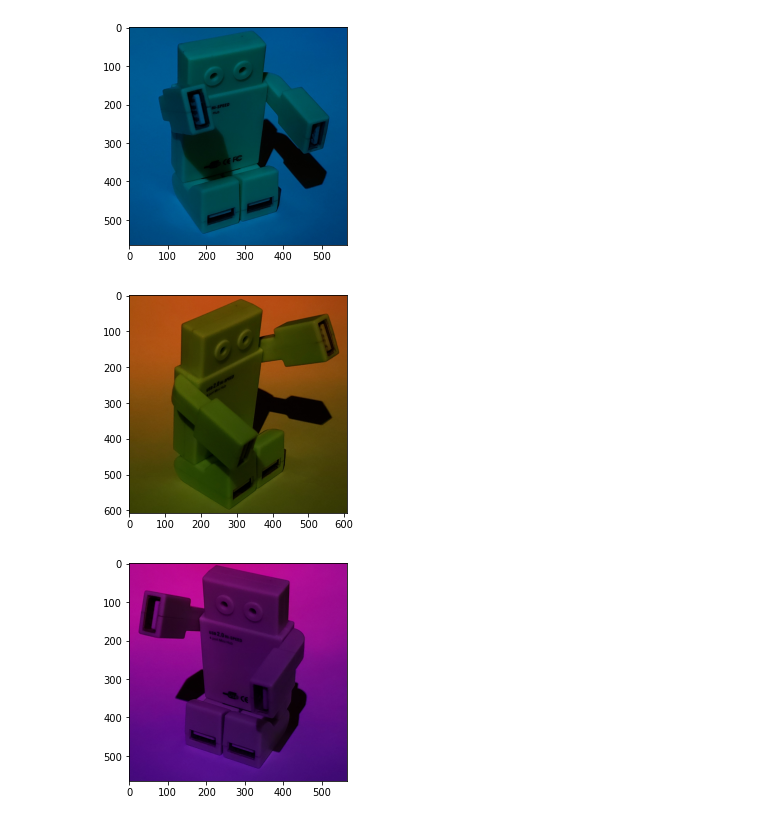
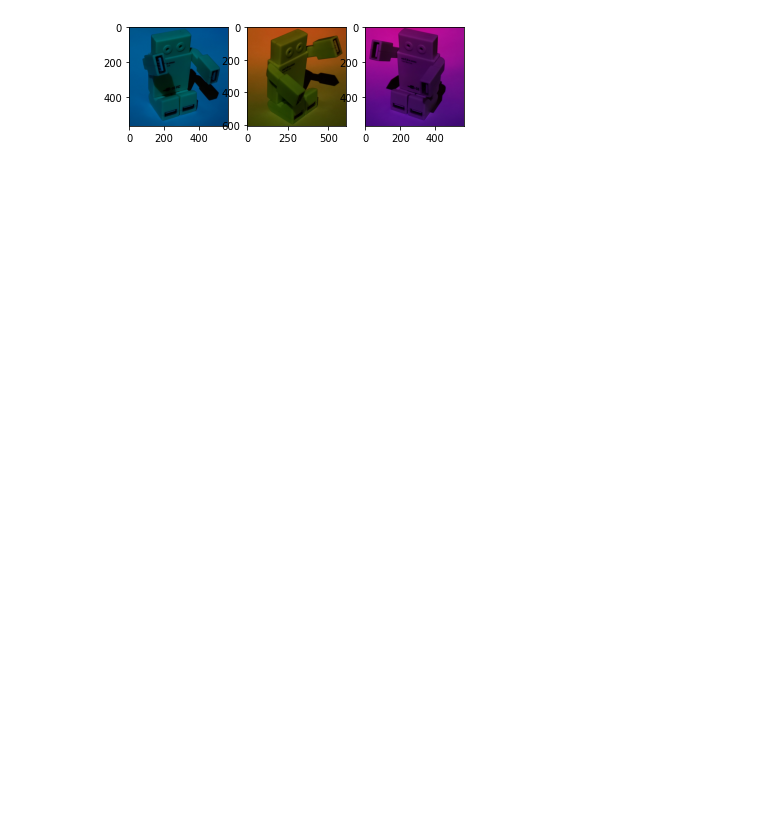
Before and after one commit to Oks11111/TP_Entrega_vision_por_computadora_1, a Jupyter notebook: TP1-2_.ipynb, the cells around one changed output. Saved outputs shown, nothing was run; the diff lists cells and outputs as text; code cells hidden in the pictures; blank space fills up the shorter version.

```diff
--- a/TP1-2_.ipynb
+++ b/TP1-2_.ipynb
@@ -1,29 +1,28 @@
 # %%
 
 import cv2 as cv
 import time
 import numpy as np
 import matplotlib.pyplot as plt
 
 img_color1 = cv.imread(r'C:\Users\54922\GITHUB\vision_computadora_I\Material_TPs\TP1\WP_B.png')
 img_color2 = cv.imread(r'C:\Users\54922\GITHUB\vision_computadora_I\Material_TPs\TP1\WP_O.png')
 img_color3 = cv.imread(r'C:\Users\54922\GITHUB\vision_computadora_I\Material_TPs\TP1\WP_R.png')
 
-imgHSV1 = cv.cvtColor(img_color1,cv.COLOR_BGR2HSV)
-imgHSV2 = cv.cvtColor(img_color2,cv.COLOR_BGR2HSV)
-imgHSV3 = cv.cvtColor(img_color3,cv.COLOR_BGR2HSV)
+#imgHSV1 = cv.cvtColor(img_color1,cv.COLOR_BGR2HSV)
+#imgHSV2 = cv.cvtColor(img_color2,cv.COLOR_BGR2HSV)
+#imgHSV3 = cv.cvtColor(img_color3,cv.COLOR_BGR2HSV)
 
-
+fig = plt.figure()
+fig1 = plt.subplot(131)
 plt.imshow(img_color1[:,:,::-1])
-plt.show()
+fig2 = plt.subplot(132)
 plt.imshow(img_color2[:,:,::-1])
-plt.show()
+fig3 = plt.subplot(133)
 plt.imshow(img_color3[:,:,::-1])
 plt.show()
 # %% [output]
-[figure, old version]
+[figure, new version]
-[figure, removed]
-[figure, removed]
 # %%
 #while(True):
  #   start_time = time.time()
```
Also changed, not shown: parts of 1 cell of this notebook, 2 other files.
